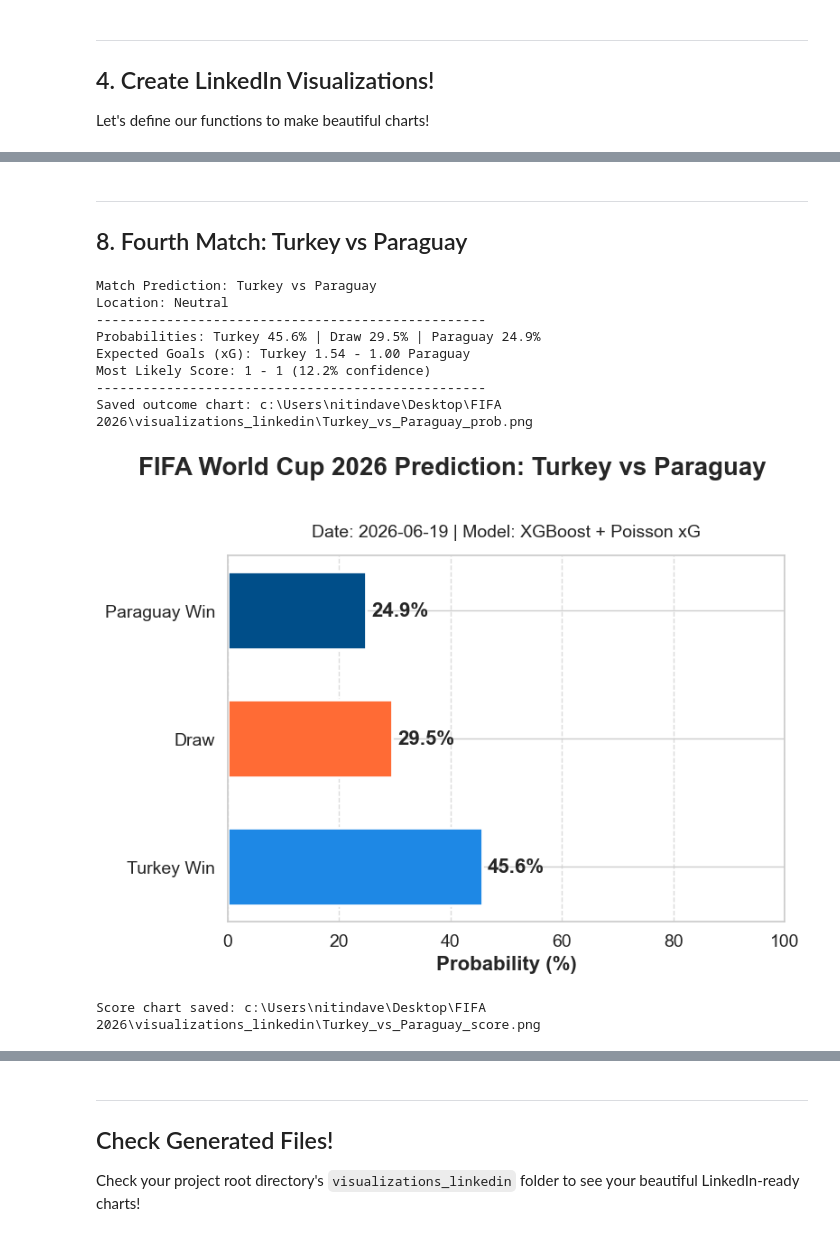
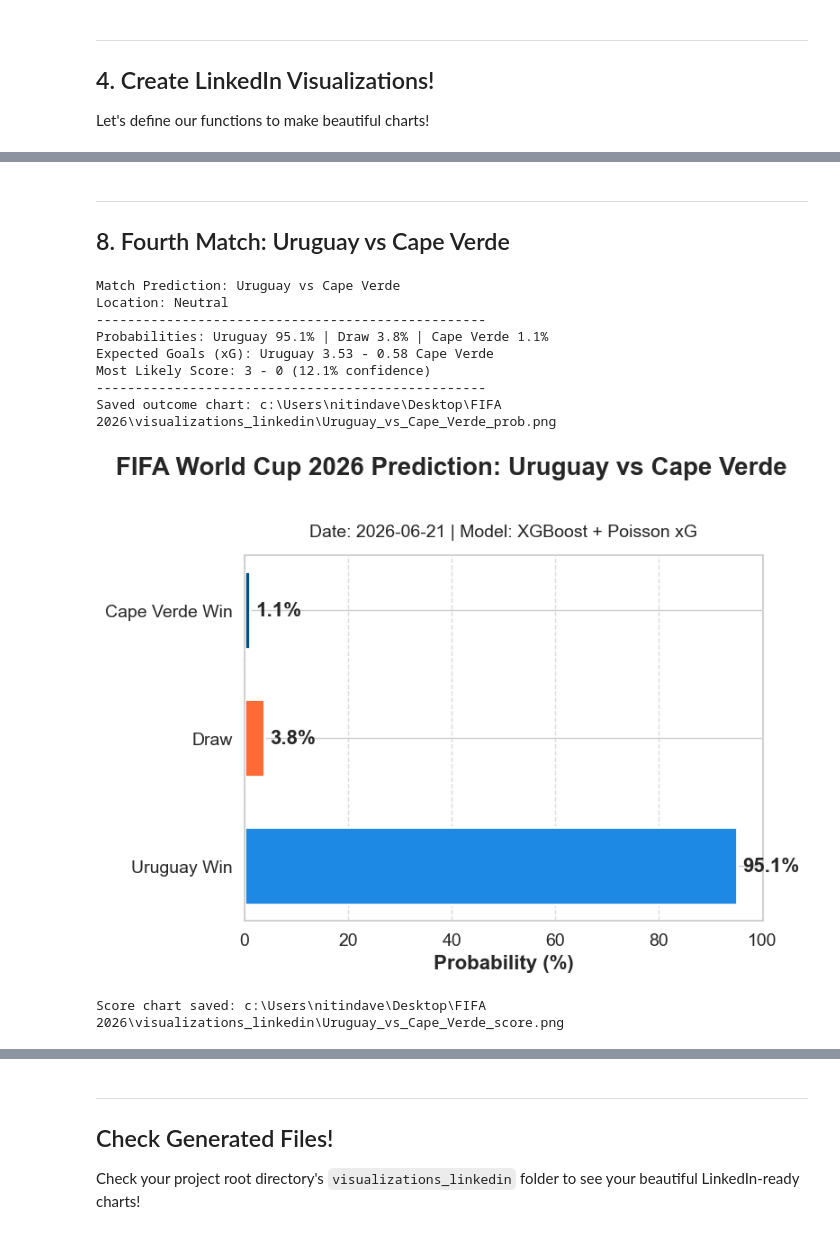
Before and after one commit to nitindavegit/FIFA-2026-Predictions, a Jupyter notebook: notebooks/04_LinkedIn_Presentation.ipynb, the cells around one changed output, grey strips where cells are left out. Saved outputs shown, nothing was run; the diff lists cells and outputs as text; code cells hidden in the pictures.

```diff
--- a/notebooks/04_LinkedIn_Presentation.ipynb
+++ b/notebooks/04_LinkedIn_Presentation.ipynb
@@ -119,7 +119,7 @@ def generate_outcome_chart(home_team, away_team, probs, date_str="2026-06-19"):
     plt.show()
     plt.close(fig)
 # %%
-def generate_score_heatmap(home_team, away_team, home_xg, away_xg, date_str="2026-06-19"):
+def generate_score_heatmap(home_team, away_team, home_xg, away_xg, date_str="2026-06-21"):
     fig, (ax_heatmap, ax_summary) = plt.subplots(ncols=2, figsize=FIGSIZE, dpi=DPI, gridspec_kw={'width_ratios': [3, 1]})
 
     max_goals=5
@@ -176,7 +176,7 @@ def generate_score_heatmap(home_team, away_team, home_xg, away_xg, date_str="202
 # %%
-pred = predict_match("Scotland", "Morocco")
+pred = predict_match("Belgium", "Iran")
 if pred:
     probs, (home_xg, away_xg) = pred['probs'], pred['xg']
-    generate_outcome_chart("Scotland", "Morocco", probs)
-    generate_score_heatmap("Scotland", "Morocco", home_xg, away_xg)
+    generate_outcome_chart("Belgium", "Iran", probs)
+    generate_score_heatmap("Belgium", "Iran", home_xg, away_xg)
 # %% [output]
@@ -197,7 +197,7 @@ Score chart saved: c:\Users\nitindave\Desktop\FIFA 2026\visualizations_linkedin\
 # %%
-pred = predict_match("Brazil", "Haiti")
+pred = predict_match("New Zealand", "Egypt")
 if pred:
     probs, (home_xg, away_xg) = pred['probs'], pred['xg']
-    generate_outcome_chart("Brazil", "Haiti", probs)
-    generate_score_heatmap("Brazil", "Haiti", home_xg, away_xg)
+    generate_outcome_chart("New Zealand", "Egypt", probs)
+    generate_score_heatmap("New Zealand", "Egypt", home_xg, away_xg)
 # %% [output]
@@ -218,7 +218,7 @@ Score chart saved: c:\Users\nitindave\Desktop\FIFA 2026\visualizations_linkedin\
 # %%
-pred = predict_match("United States", "Australia")
+pred = predict_match("Spain", "Saudi Arabia")
 if pred:
     probs, (home_xg, away_xg) = pred['probs'], pred['xg']
-    generate_outcome_chart("United States", "Australia", probs)
-    generate_score_heatmap("United States", "Australia", home_xg, away_xg)
+    generate_outcome_chart("Spain", "Saudi Arabia", probs)
+    generate_score_heatmap("Spain", "Saudi Arabia", home_xg, away_xg)
 # %% [output]
@@ -236,20 +236,20 @@ Score chart saved: c:\Users\nitindave\Desktop\FIFA 2026\visualizations_linkedin\
 # %% [markdown]
 ---
-## 8. Fourth Match: Turkey vs Paraguay
+## 8. Fourth Match: Uruguay vs Cape Verde
 # %%
-pred = predict_match("Turkey", "Paraguay")
+pred = predict_match("Uruguay", "Cape Verde")
 if pred:
     probs, (home_xg, away_xg) = pred['probs'], pred['xg']
-    generate_outcome_chart("Turkey", "Paraguay", probs)
-    generate_score_heatmap("Turkey", "Paraguay", home_xg, away_xg)
+    generate_outcome_chart("Uruguay", "Cape Verde", probs)
+    generate_score_heatmap("Uruguay", "Cape Verde", home_xg, away_xg)
 # %% [output]
-Match Prediction: Turkey vs Paraguay
+Match Prediction: Uruguay vs Cape Verde
 Location: Neutral
 --------------------------------------------------
-Probabilities: Turkey 45.6% | Draw 29.5% | Paraguay 24.9%
-Expected Goals (xG): Turkey 1.54 - 1.00 Paraguay
-Most Likely Score: 1 - 1 (12.2% confidence)
+Probabilities: Uruguay 95.1% | Draw 3.8% | Cape Verde 1.1%
+Expected Goals (xG): Uruguay 3.53 - 0.58 Cape Verde
+Most Likely Score: 3 - 0 (12.1% confidence)
 --------------------------------------------------
-Saved outcome chart: c:\Users\nitindave\Desktop\FIFA 2026\visualizations_linkedin\Turkey_vs_Paraguay_prob.png
+Saved outcome chart: c:\Users\nitindave\Desktop\FIFA 2026\visualizations_linkedin\Uruguay_vs_Cape_Verde_prob.png
-[figure, old version]
+[figure, new version]
-Score chart saved: c:\Users\nitindave\Desktop\FIFA 2026\visualizations_linkedin\Turkey_vs_Paraguay_score.png
+Score chart saved: c:\Users\nitindave\Desktop\FIFA 2026\visualizations_linkedin\Uruguay_vs_Cape_Verde_score.png
```
Also changed, not shown: parts of 9 cells of this notebook.
